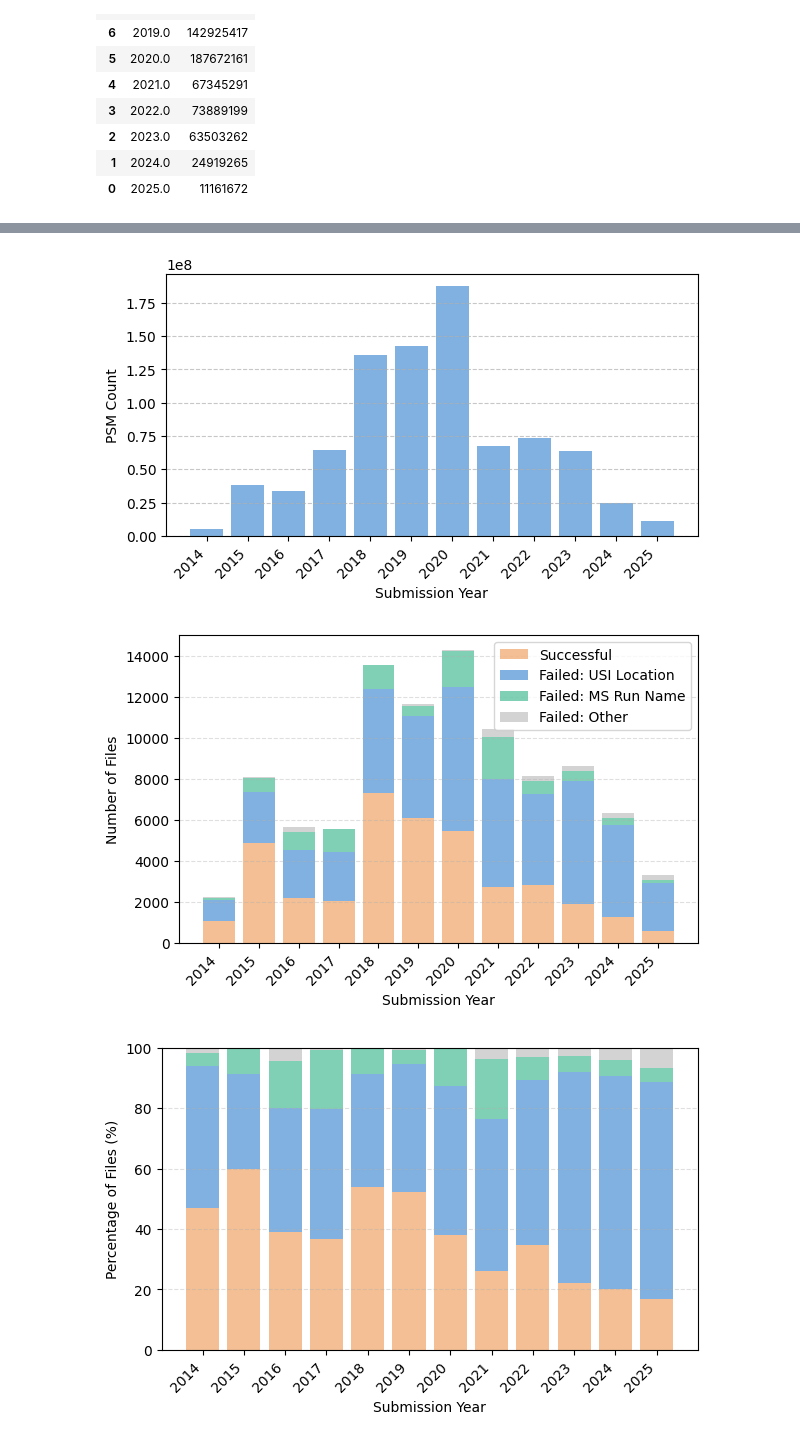
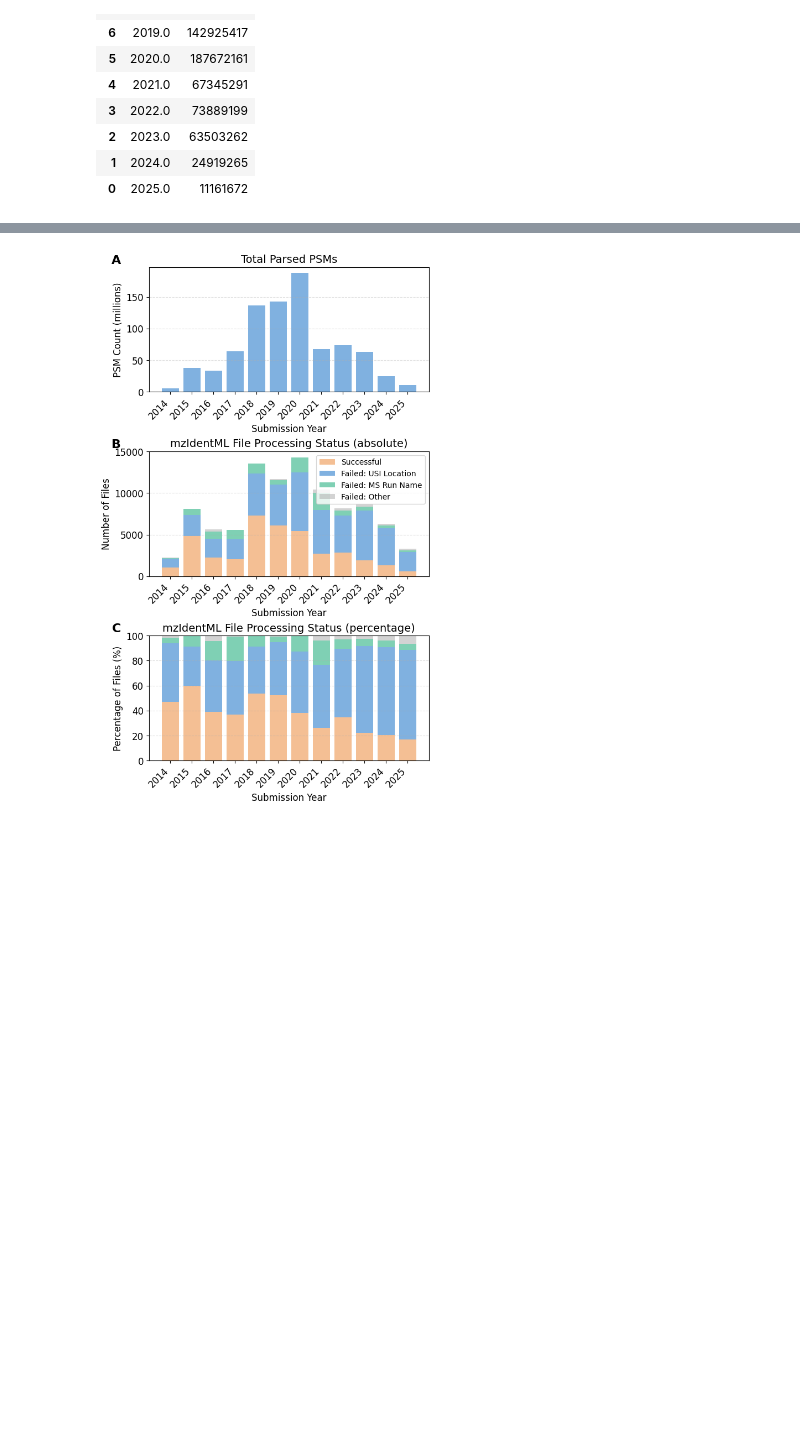
Before and after one commit to usiGrabber/usiGrabber, a Jupyter notebook: experimental/data_overview.ipynb, the cells around one changed output, grey strips where cells are left out. Cells and saved outputs as stored; diff of their text form; code cells hidden in the pictures; blank space fills up the shorter version.

```diff
--- a/experimental/data_overview.ipynb
+++ b/experimental/data_overview.ipynb
@@ -695,20 +448,26 @@ status_df["pct_other"] = status_df["other_error_count"] / status_df["total"] * 1
 mztab_only = pd.read_csv(Path.cwd().parent / "mztab_only_projects_with_years.csv")
 mztab_only = mztab_only[mztab_only['year'].between(filter_years[0], filter_years[1])]
 # %%
+fig, axs = plt.subplots(3, 1, figsize=(6, 10), layout="constrained")
+(ax1, ax2, ax3) = axs
+
+title_fs = 14
+labels_fs = 12
+
 # === (a) Total Parsed PSMs ===
-fig1, ax1 = plt.subplots(figsize=(6, 3.5), layout="constrained")
-ax1.bar(psms_per_year["year"], psms_per_year["psm_count"], color=colors["secondary"])
-# ax1.set_title("(a) Total Parsed PSMs")
-ax1.set_xlabel("Submission Year")
-ax1.set_ylabel("PSM Count")
+# fig1, ax1 = plt.subplots(figsize=(6, 3.5), layout="constrained")
+ax1.bar(psms_per_year["year"], psms_per_year["psm_count"] / 1_000_000, color=colors["secondary"])
+ax1.set_title("Total Parsed PSMs", fontsize=title_fs)
+ax1.set_xlabel("Submission Year", fontsize=labels_fs)
+ax1.set_ylabel("PSM Count (millions)", fontsize=labels_fs)
 ax1.set_xticks(psms_per_year["year"])
 ax1.set_xticklabels(psms_per_year["year"].astype(int), rotation=45, ha="right")
-ax1.grid(axis="y", linestyle="--", alpha=0.7)
-fig1.savefig("psms.pdf", bbox_inches="tight", format="pdf")
+ax1.grid(axis="y", linestyle="--", alpha=0.4)
+# fig1.savefig("psms.pdf", bbox_inches="tight", format="pdf")
 
 
 # === (b) mzIdentML File Processing Status (absolute) ===
-fig2, ax2 = plt.subplots(figsize=(6, 3.8), layout="constrained")
+# fig2, ax2 = plt.subplots(figsize=(6, 3.8), layout="constrained")
 
 bottom_usi_abs = status_df["success_count"]
 bottom_ms_run_abs = bottom_usi_abs + status_df["usi_error_count"]
@@ -737,18 +496,18 @@ ax2.bar(
     color=colors["quaternary"],
 )
 
-# ax2.set_title("(b) mzIdentML File Processing Status (absolute)")
-ax2.set_xlabel("Submission Year")
-ax2.set_ylabel("Number of Files")
+ax2.set_title("mzIdentML File Processing Status (absolute)", fontsize=title_fs)
+ax2.set_xlabel("Submission Year", fontsize=labels_fs)
+ax2.set_ylabel("Number of Files", fontsize=labels_fs)
 ax2.set_xticks(status_df["year"])
 ax2.set_xticklabels(status_df["year"].astype(int), rotation=45, ha="right")
 ax2.grid(axis="y", linestyle="--", alpha=0.4)
 ax2.legend(loc="upper right")
-fig2.savefig("file-parsing-absolute.pdf", bbox_inches="tight", format="pdf")
+# fig2.savefig("file-parsing-absolute.pdf", bbox_inches="tight", format="pdf")
 
 
 # === (c) mzIdentML File Processing Status (percentage) ===
-fig3, ax3 = plt.subplots(figsize=(6, 3.8), layout="constrained")
+# fig3, ax3 = plt.subplots(figsize=(6, 3.8), layout="constrained")
 
 bottom_usi_pct = status_df["pct_success"]
 bottom_ms_run_pct = bottom_usi_pct + status_df["pct_usi"]
@@ -758,38 +517,49 @@ ax3.bar(status_df["year"], status_df["pct_success"], label="Successful", color=c
 ax3.bar(
     status_df["year"],
     status_df["pct_usi"],
     bottom=bottom_usi_pct,
     label="Failed: USI Location",
     color=colors["secondary"],
 )
 ax3.bar(
     status_df["year"],
     status_df["pct_ms_run"],
     bottom=bottom_ms_run_pct,
     label="Failed: MS Run Name",
     color=colors["tertiary"],
 )
 ax3.bar(
     status_df["year"],
     status_df["pct_other"],
     bottom=bottom_other_pct,
     label="Failed: Other",
     color=colors["quaternary"],
 )
 
-# ax3.set_title("(c) mzIdentML File Processing Status (percentage)")
-ax3.set_xlabel("Submission Year")
-ax3.set_ylabel("Percentage of Files (%)")
+ax3.set_title("mzIdentML File Processing Status (percentage)", fontsize=title_fs)
+ax3.set_xlabel("Submission Year", fontsize=labels_fs)
+ax3.set_ylabel("Percentage of Files (%)", fontsize=labels_fs)
 ax3.set_ylim(0, 100)
 ax3.set_xticks(status_df["year"])
 ax3.set_xticklabels(status_df["year"].astype(int), rotation=45, ha="right")
 ax3.grid(axis="y", linestyle="--", alpha=0.4)
 # ax3.legend(loc="upper right")
-fig3.savefig("file-parsing-percentage.pdf", bbox_inches="tight", format="pdf")
+# fig3.savefig("file-parsing-percentage.pdf", bbox_inches="tight", format="pdf")
 
+for i, ax in enumerate(axs):
+    # set font size for all tick labels
+    ax.tick_params(axis='both', labelsize=labels_fs)
+
+    # Use string.ascii_uppercase for A, B, C...
+    label = string.ascii_uppercase[i]
+
+    # Position the text at (-0.1, 1.1) to put it slightly outside
+    # the top-left corner of the axis
+    ax.text(-0.1, 1.1, label, transform=ax.transAxes,
+            fontsize=16, fontweight='bold', va='top', ha='right')
+
+fig.savefig("file-parsing.pdf", bbox_inches="tight", format="pdf")
 plt.show()
 # %% [output]
-[figure, old version]
+[figure, new version]
-[figure, removed]
-[figure, removed]
 # %%
```
Also changed, not shown: parts of 10 cells of this notebook.
